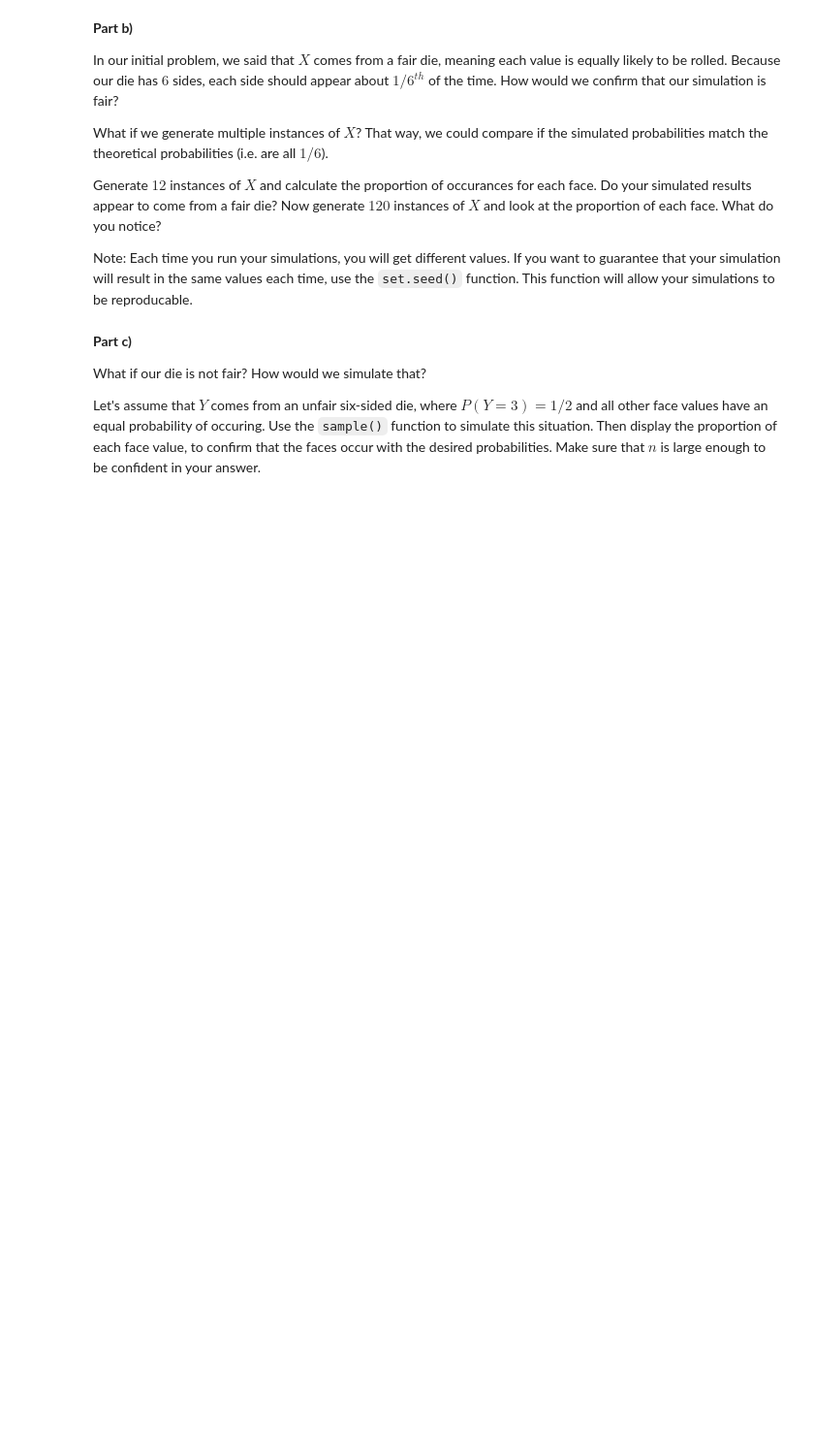
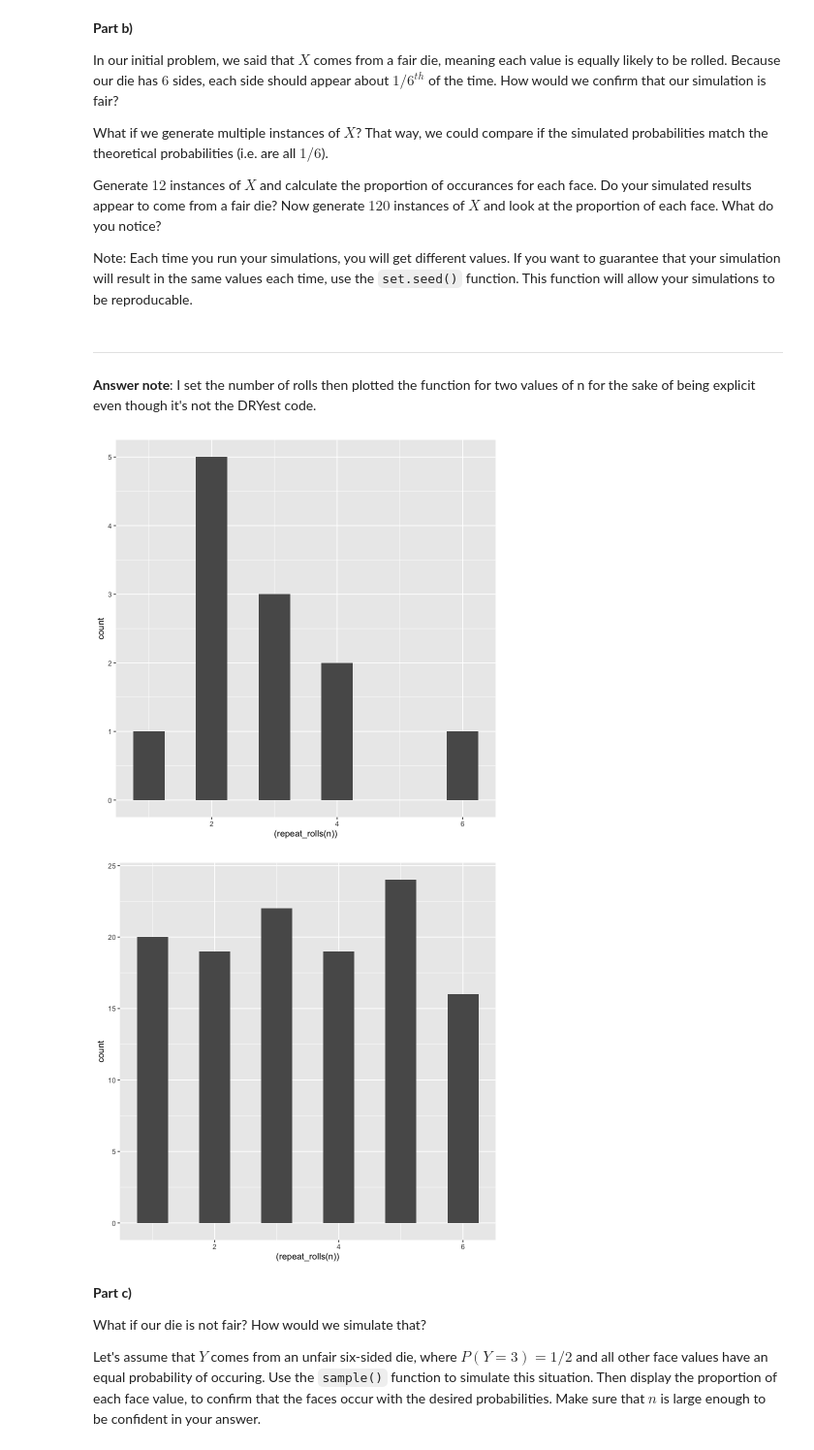
Before and after one commit to codyish/Prob_class_series, a Jupyter notebook: probHW1.ipynb, the cells around one changed output. Shown at 97% size. Drawn from its saved outputs; the diff is of its cells as text; code cells hidden in the pictures; blank space fills up the shorter version.

```diff
--- a/probHW1.ipynb
+++ b/probHW1.ipynb
@@ -57,0 +65,6 @@ Start by creating a list of numbers [1, 6]. Then use the `sample()` function wit
+# %%
+# create a dice numbered 1 through 6
+x <- c(1:6)
+
+# sample it one time
+sample(x, 1)
@@ -71,3 +83,35 @@ set.seed(112358)
+# %% [markdown]
+---
+ **Answer note**: I set the number of rolls then plotted the function for two values of n for the sake of being explicit even though it's not the DRYest code.
+# %%
+library(ggplot2)
+set.seed(112358)
+
+# a function that lets you roll the x-defined dice n number of times
+repeat_rolls <- function(n) {
+    replicate(n, sample(x, 1, replace = TRUE))
+}
+
+# 12 rolls
+n <- 12
+
+ggplot(
+    data = NULL,
+    aes(x = (repeat_rolls(n)))
+) +
+    geom_histogram(binwidth = 0.5)
+
+# 120 rolls
+n <- 120
+
+ggplot(
+    data = NULL,
+    aes(x = (repeat_rolls(n)))
+) +
+    geom_histogram(binwidth = 0.5)
+# %% [output]
+[figure, added]
+[figure, added]
 # %% [markdown]
 **Part c)**
 
```
Also changed, not shown: parts of 15 cells of this notebook, 11 other files.
